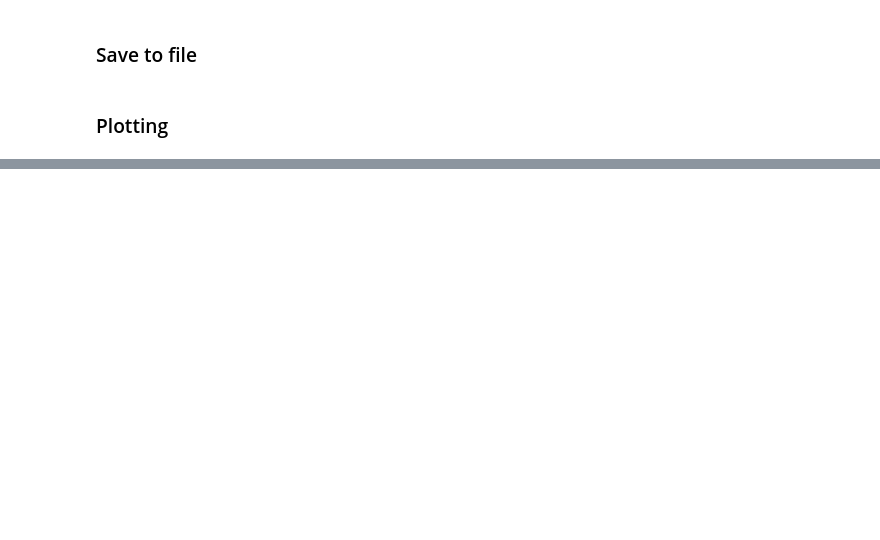
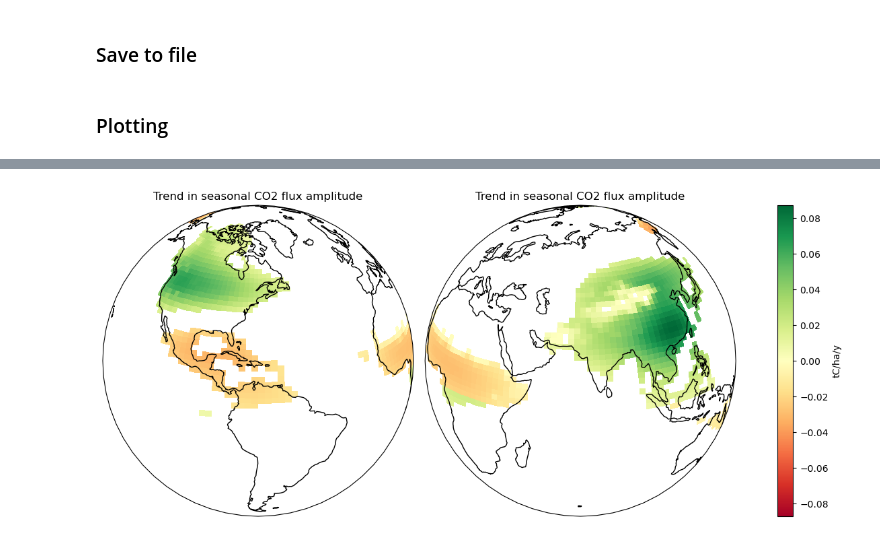
Before and after one commit to femoyano/northern-land-cover, a Jupyter notebook: 1_proc_co2inv.ipynb, the cells around one changed output, grey strips where cells are left out. Cells and saved outputs as stored; diff of their text form; code cells hidden in the pictures; blank space fills up the shorter version.

```diff
--- a/1_proc_co2inv.ipynb
+++ b/1_proc_co2inv.ipynb
@@ -234,18 +279,20 @@ plt.show()
 # %%
 # Map plot of flux trends globally
 # Plot the region of interest
 fig = plt.figure(figsize=[16,6])
 ax1 = fig.add_subplot(121, projection = ccrs.Orthographic(-70, 20), facecolor="white")
 ax2 = fig.add_subplot(111, projection = ccrs.Orthographic(70, 20), facecolor="white")
-fluxamp_trends_sig = fluxamp_trends.slope.where(fluxamp_trends.p_value < 0.1) # Change the p+value limit to filter for trend significance
+fluxamp_trends_sig = fluxamp_stats.slope.where(fluxamp_stats.p_value < 0.1) # Change the p+value limit to filter for trend significance
 p1 = fluxamp_trends_sig.plot(ax = ax1, transform=ccrs.PlateCarree(), cmap='RdYlGn', add_colorbar=False)
 p2 = fluxamp_trends_sig.plot(ax = ax2, transform=ccrs.PlateCarree(), cmap='RdYlGn', add_colorbar=False)
 ax1.set_global()
 ax1.coastlines()
-ax1.set_title(fluxamp_trends.slope.attrs['long_name'])
+ax1.set_title(fluxamp_stats.slope.attrs['long_name'])
 ax2.set_global()
 ax2.coastlines()
-ax2.set_title(fluxamp_trends.slope.attrs['long_name'])
-plt.colorbar(p1, label=fluxamp_trends.slope.attrs['units'])
+ax2.set_title(fluxamp_stats.slope.attrs['long_name'])
+plt.colorbar(p1, label=fluxamp_stats.slope.attrs['units'])
 # plt.colorbar(p2, label=co2InvT.isel(time=0).attrs['units'])
 plt.show()
+# %% [output]
+[figure, added]
```
Also changed, not shown: parts of 6 cells of this notebook.
